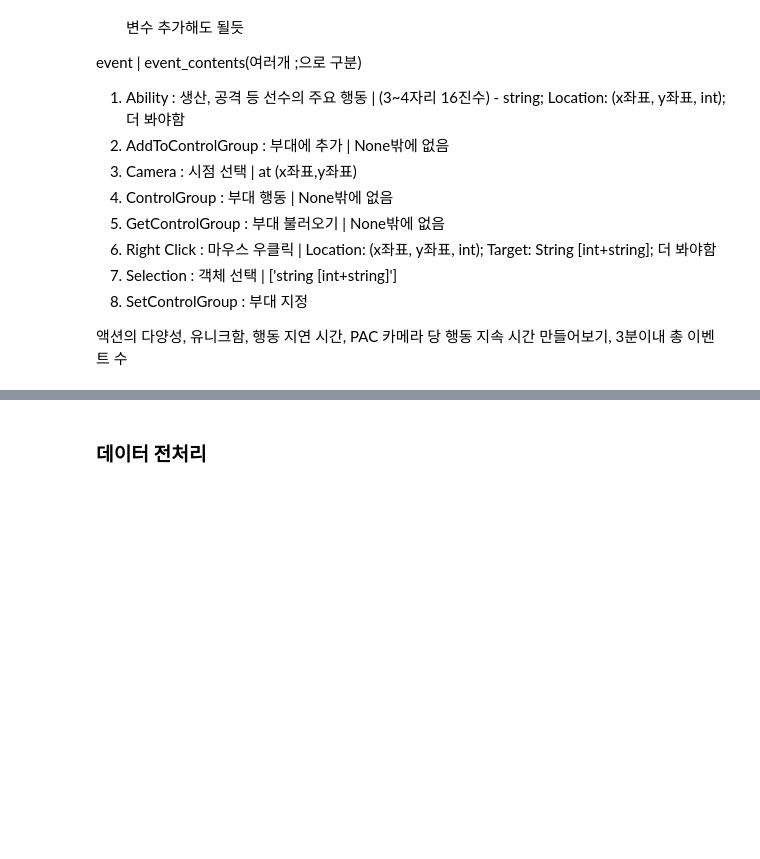
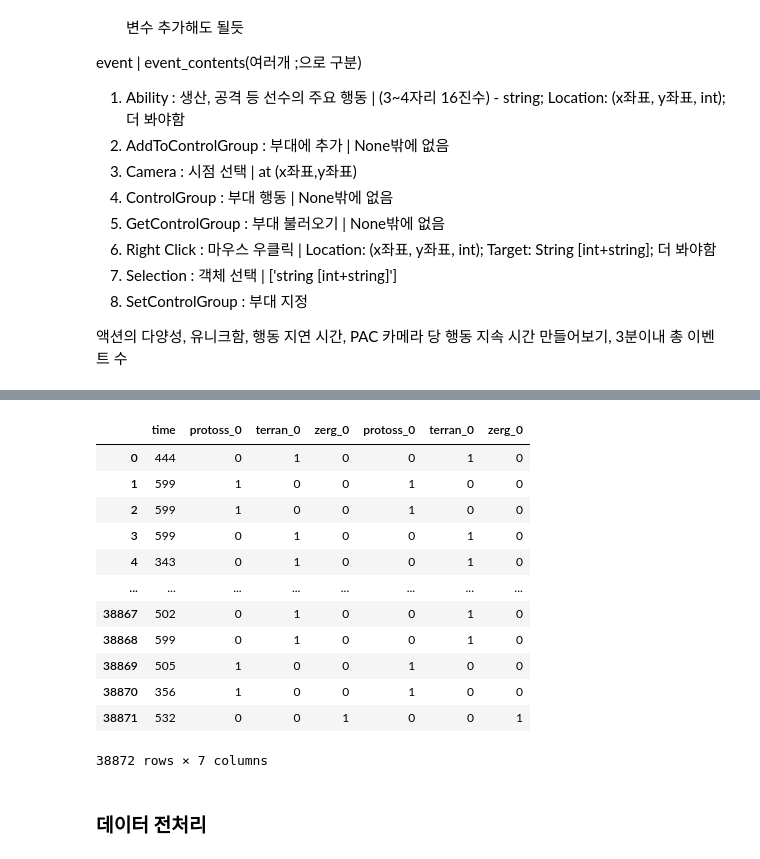
Before and after one commit to GullyMac/Game, a Jupyter notebook: game.ipynb, the cells around one changed output, grey strips where cells are left out. Drawn from its saved outputs; the diff is of its cells as text; code cells hidden in the pictures; blank space fills up the shorter version.

```diff
--- a/game.ipynb
+++ b/game.ipynb
@@ -87,3 +90,7 @@ event | event_contents(여러개 ;으로 구분)
 
 
 액션의 다양성, 유니크함, 행동 지연 시간, PAC 카메라 당 행동 지속 시간 만들어보기, 3분이내 총 이벤트 수
+# %%
+X['time'] = train.drop_duplicates(['game_id'],keep='last').time.reset_index(drop=True)
+X['time'] = (X.time*100//100*60 + X.time*100%100).astype(int)
+X
@@ -89,0 +111,19 @@ event | event_contents(여러개 ;으로 구분)
+# %%
+  species = train[train.player == p].drop_duplicates(['game_id']).species.reset_index(drop=True)
+  X = pd.concat([X, pd.get_dummies(species)], axis=1)
+  X.rename(columns = {'P':'protoss_'+pp, 'T':'terran_'+pp, 'Z':'zerg_'+pp}, inplace = True)
+  X
+# %% [output]
+|  | time | protoss_0 | terran_0 | zerg_0 | protoss_0 | terran_0 | zerg_0 |
+| 0 | 444 | 0 | 1 | 0 | 0 | 1 | 0 |
+| 1 | 599 | 1 | 0 | 0 | 1 | 0 | 0 |
+| 2 | 599 | 1 | 0 | 0 | 1 | 0 | 0 |
+| 3 | 599 | 0 | 1 | 0 | 0 | 1 | 0 |
+| 4 | 343 | 0 | 1 | 0 | 0 | 1 | 0 |
+| ... | ... | ... | ... | ... | ... | ... | ... |
+| 38867 | 502 | 0 | 1 | 0 | 0 | 1 | 0 |
+| 38868 | 599 | 0 | 1 | 0 | 0 | 1 | 0 |
+| 38869 | 505 | 1 | 0 | 0 | 1 | 0 | 0 |
+| 38870 | 356 | 1 | 0 | 0 | 1 | 0 | 0 |
+| 38871 | 532 | 0 | 0 | 1 | 0 | 0 | 1 |
+38872 rows × 7 columns
```
Also changed, not shown: parts of 3 cells of this notebook.
